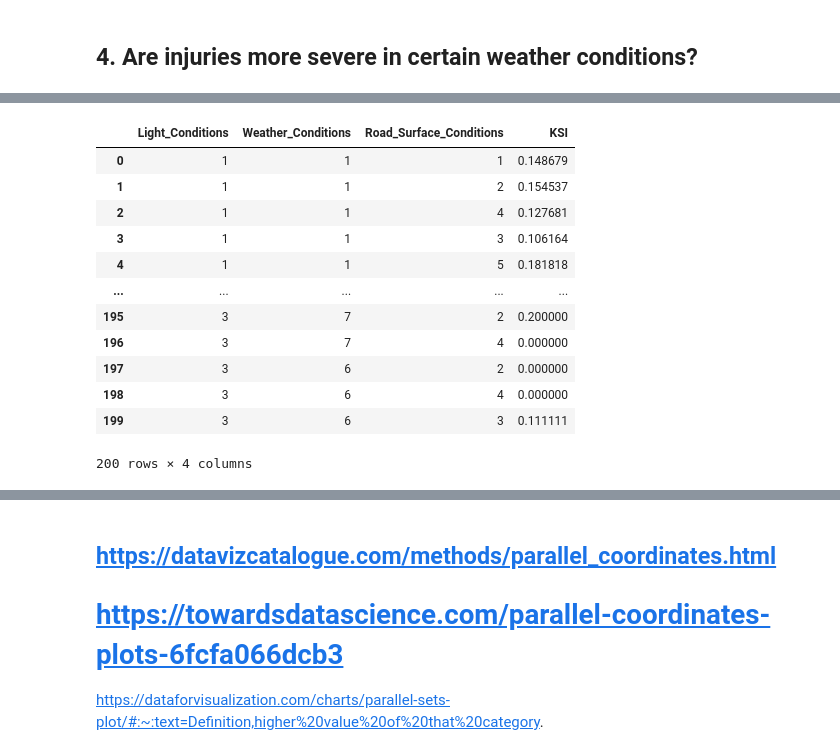
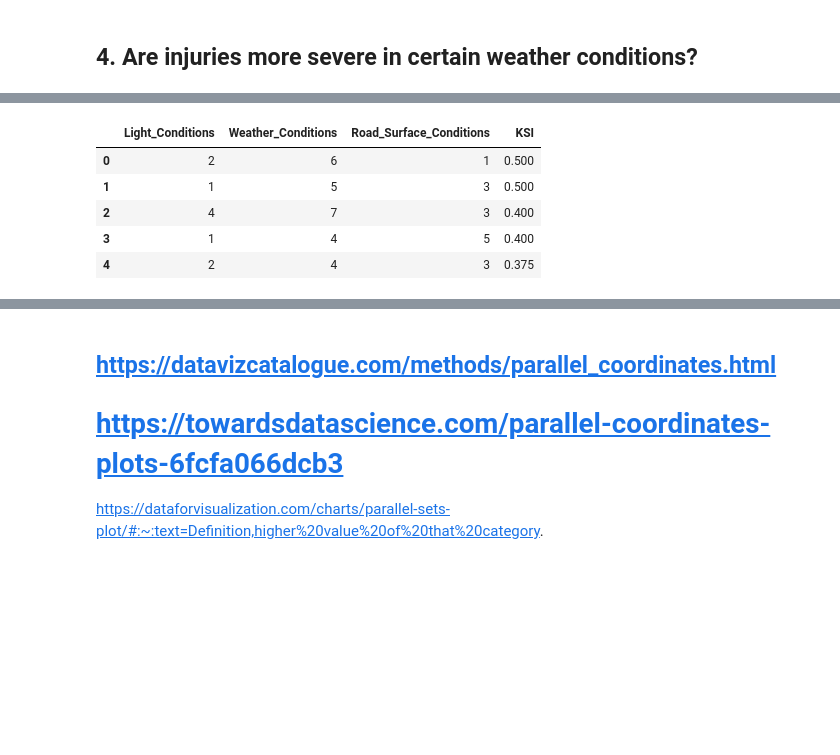
Before and after one commit to GaborJenei/DS-Stackoverflow-Survey, a Jupyter notebook: 01_Intro_to_DS/3_BlogPost/Udacity DSND Project1_BlogPost.ipynb, the cells around one changed output, grey strips where cells are left out. Drawn from its saved outputs; the diff is of its cells as text; code cells hidden in the pictures; blank space fills up the shorter version.

```diff
--- a/01_Intro_to_DS/3_BlogPost/Udacity DSND Project1_BlogPost.ipynb
+++ b/01_Intro_to_DS/3_BlogPost/Udacity DSND Project1_BlogPost.ipynb
@@ -231,24 +250,17 @@ Categories (10, object): ['Data missing or out of range', 'Fine no high winds',
 # %%
 df_ksi_props_encoded = df_ksi_props.copy()
 
 for col in condition_cols:
     df_ksi_props_encoded[col] = df_ksi_props[col].cat.codes
+
+df_ksi_props_encoded.head()
+# %% [output]
+|  | Light_Conditions | Weather_Conditions | Road_Surface_Conditions | KSI |
+| 0 | 2 | 6 | 1 | 0.500 |
+| 1 | 1 | 5 | 3 | 0.500 |
+| 2 | 4 | 7 | 3 | 0.400 |
+| 3 | 1 | 4 | 5 | 0.400 |
+| 4 | 2 | 4 | 3 | 0.375 |
-# %%
-df_ksi_props_encoded
-# %% [output]
-|  | Light_Conditions | Weather_Conditions | Road_Surface_Conditions | KSI |
-| 0 | 1 | 1 | 1 | 0.148679 |
-| 1 | 1 | 1 | 2 | 0.154537 |
-| 2 | 1 | 1 | 4 | 0.127681 |
-| 3 | 1 | 1 | 3 | 0.106164 |
-| 4 | 1 | 1 | 5 | 0.181818 |
-| ... | ... | ... | ... | ... |
-| 195 | 3 | 7 | 2 | 0.200000 |
-| 196 | 3 | 7 | 4 | 0.000000 |
-| 197 | 3 | 6 | 2 | 0.000000 |
-| 198 | 3 | 6 | 4 | 0.000000 |
-| 199 | 3 | 6 | 3 | 0.111111 |
-200 rows × 4 columns
 # %%
 fig = px.parallel_coordinates(df_ksi_props_encoded,
                               color="KSI",
```
Also changed, not shown: parts of 47 cells of this notebook.
